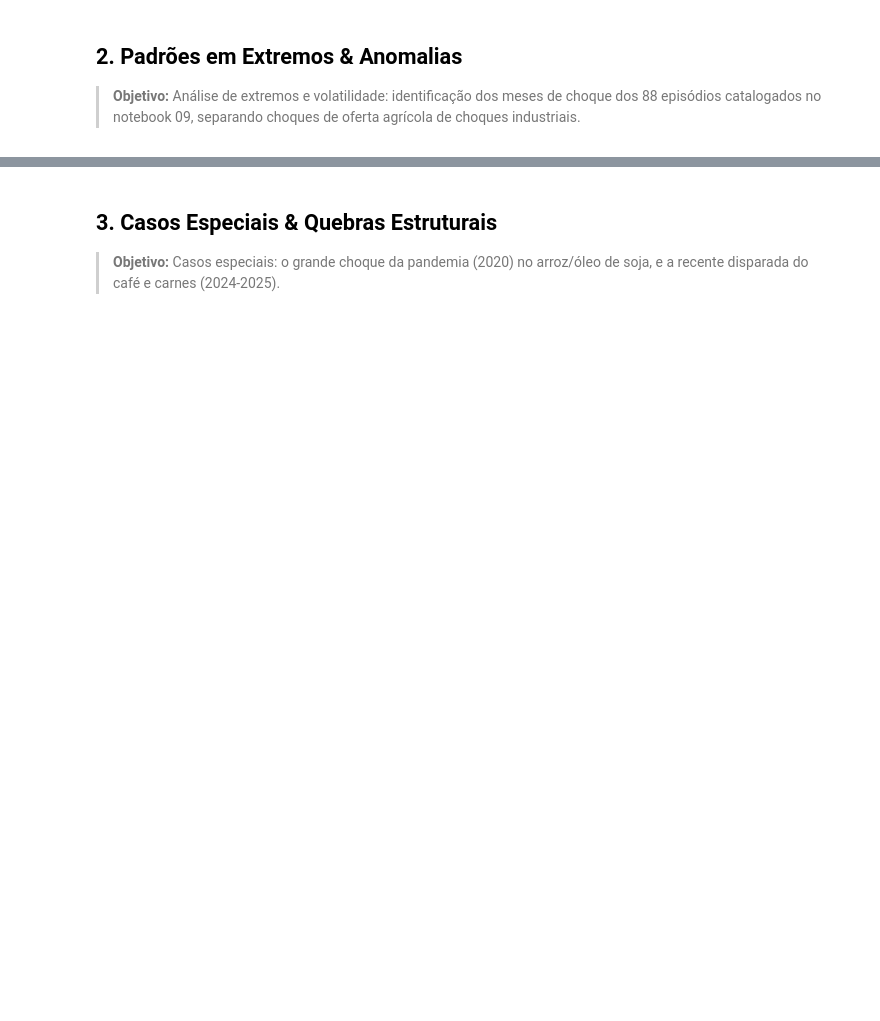
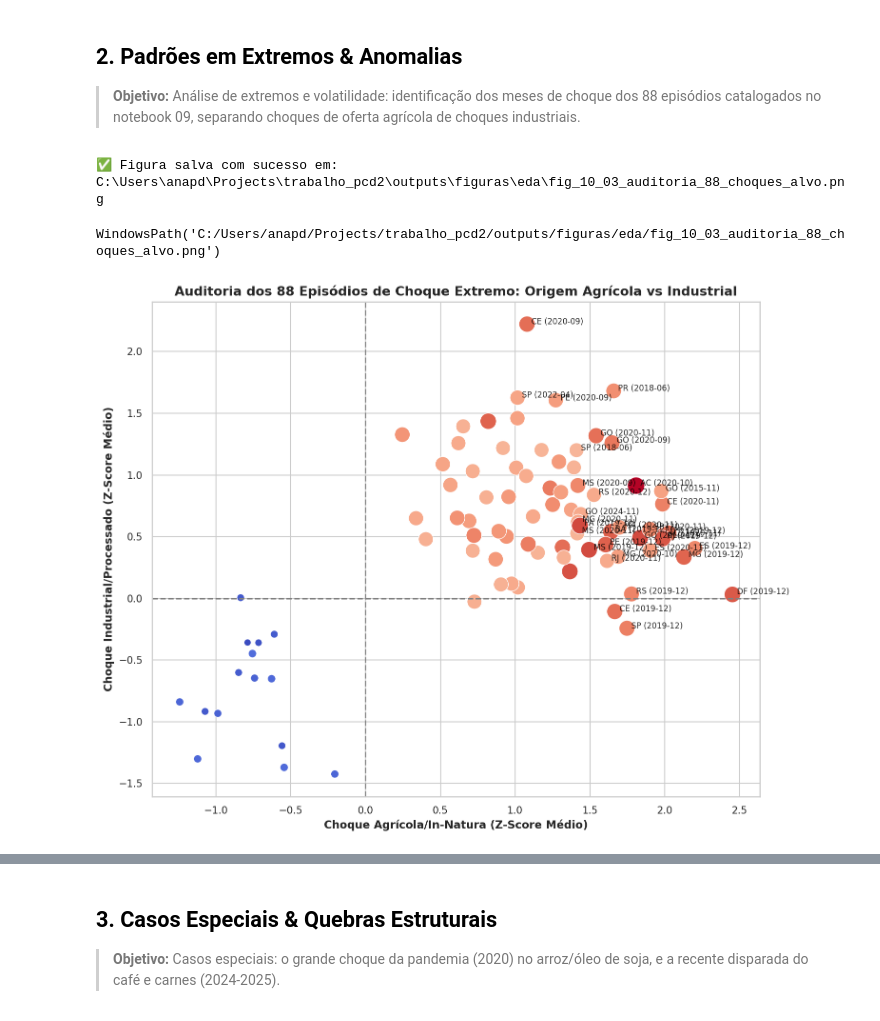
Before and after one commit to LuizCorrei4/trabalho_pcd2, a Jupyter notebook: notebooks/10_eda_alvo_subitens_pesos.ipynb, the cells around one changed output, grey strips where cells are left out. Cells and saved outputs as stored; diff of their text form; code cells hidden in the pictures; blank space fills up the shorter version.

```diff
--- a/notebooks/10_eda_alvo_subitens_pesos.ipynb
+++ b/notebooks/10_eda_alvo_subitens_pesos.ipynb
@@ -50,0 +173,50 @@ print(f'Tabela fato carregada: {df.shape[0]} linhas × {df.shape[1]} colunas.')
+# %%
+# Categorização dos 16 subitens em Agrícolas vs Industriais
+agricolas = ["arroz", "batata_inglesa", "tomate", "hortalicas", "carnes", "aves_ovos", "frango_inteiro"]
+industriais = ["farinhas", "acucares", "carnes_industrializadas", "frango_pedacos", "leites_derivados", "leite_longa_vida", "pao_frances", "oleo_soja", "cafe_moido"]
+
+cols_agri = ["ipca_var_" + s for s in agricolas]
+cols_ind = ["ipca_var_" + s for s in industriais]
+
+# Garantir data (se ainda não existir) e gerar os 88 choques (Z-score do Alvo > 2 por UF)
+if 'data' not in df.columns:
+    df['data'] = df['ano_mes'].dt.to_timestamp()
+
+df['z_alvo'] = df.groupby('sigla_uf')['ipca_var_alimentacao'].transform(lambda x: (x - x.mean()) / x.std())
+
+# Gerar z-score para os subitens também
+for col in cols_agri + cols_ind:
+    df[col + '_z'] = df.groupby('sigla_uf')[col].transform(lambda x: (x - x.mean()) / x.std())
+
+# Filtrar os episódios extremos (88 meses mapeados)
+choques = df[df['z_alvo'].abs() > 2].copy()
+
+# Z-score médio dos grupos em cada choque
+choques['z_agricola'] = choques[[c + '_z' for c in cols_agri]].mean(axis=1)
+choques['z_industrial'] = choques[[c + '_z' for c in cols_ind]].mean(axis=1)
+
+# Plot
+fig3, ax3 = plt.subplots(figsize=(10, 8))
+sns.scatterplot(
+    data=choques, x='z_agricola', y='z_industrial',
+    hue='z_alvo', palette='coolwarm', size='z_alvo', sizes=(50, 300), ax=ax3, legend=False
+)
+ax3.axhline(0, color='gray', linestyle='--')
+ax3.axvline(0, color='gray', linestyle='--')
+ax3.set_xlabel("Choque Agrícola/In-Natura (Z-Score Médio)")
+ax3.set_ylabel("Choque Industrial/Processado (Z-Score Médio)")
+ax3.set_title("Auditoria dos 88 Episódios de Choque Extremo: Origem Agrícola vs Industrial")
+
+# Destacar episódios severos
+for _, row in choques.iterrows():
+    # Destaca se o choque agricola ou industrial for muito forte
+    if row['z_agricola'] > 1.4 or row['z_industrial'] > 1.5:
+        ax3.text(row['z_agricola'] + 0.03, row['z_industrial'], f"{row['sigla_uf']} ({row['data'].strftime('%Y-%m')})",
+                 fontsize=8, alpha=0.85, color="black")
+
+plt.tight_layout()
+salvar_figura(fig3, 'fig_10_03_auditoria_88_choques_alvo.png')
+# %% [output]
+✅ Figura salva com sucesso em: C:\Users\anapd\Projects\trabalho_pcd2\outputs\figuras\eda\fig_10_03_auditoria_88_choques_alvo.png
+WindowsPath('C:/Users/anapd/Projects/trabalho_pcd2/outputs/figuras/eda/fig_10_03_auditoria_88_choques_alvo.png')
+[figure, added]
```
Also changed, not shown: parts of 18 cells of this notebook, 7 other files.
